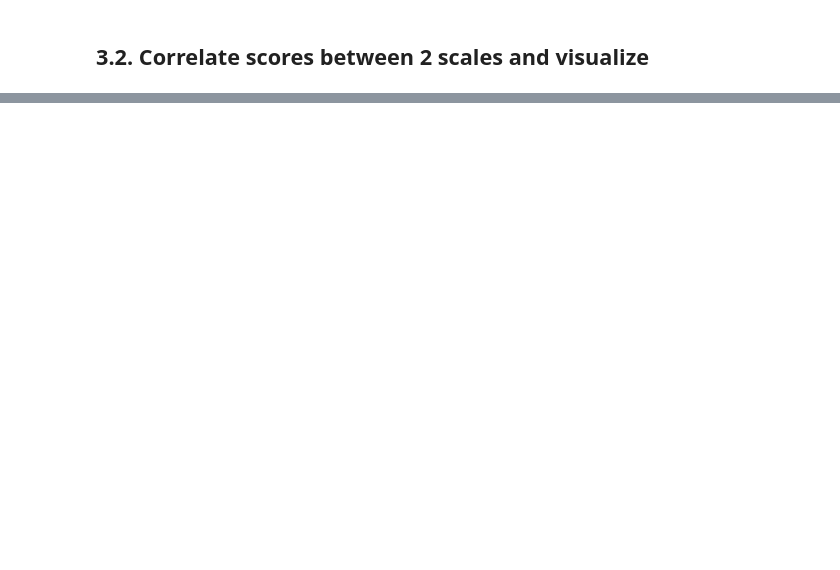
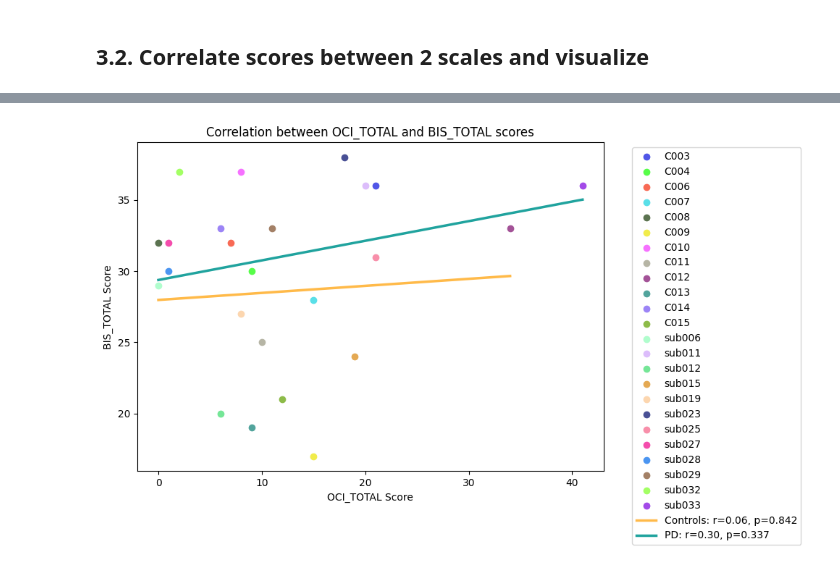
Before and after one commit to juliettevivien/analysis_mSST, a Jupyter notebook: scripts/BEHAV_1_scales.ipynb, the cells around one changed output, grey strips where cells are left out. Drawn from its saved outputs; the diff is of its cells as text; code cells hidden in the pictures; blank space fills up the shorter version.

```diff
--- a/scripts/BEHAV_1_scales.ipynb
+++ b/scripts/BEHAV_1_scales.ipynb
@@ -168,0 +214,17 @@ behav_analysis.correlate_two_scales(
+# %%
+temp_save = join(behav_results_saving_path, "scales")
+if not os.path.isdir(temp_save):
+    os.makedirs(temp_save)
+
+behav_analysis.correlate_two_scales(
+    scale_1 = 'OCI_TOTAL',
+    scale_2 = 'BIS_TOTAL',
+    sub_scale_dict = sub_scale_dict,
+    subject_colors = subject_colors,
+    color_dict = color_dict,
+    saving_path = temp_save,
+    save_as = save_as,
+    show_plot = True
+)
+# %% [output]
+[figure, added]
```
Also changed, not shown: parts of 14 cells of this notebook, 1 other file.
